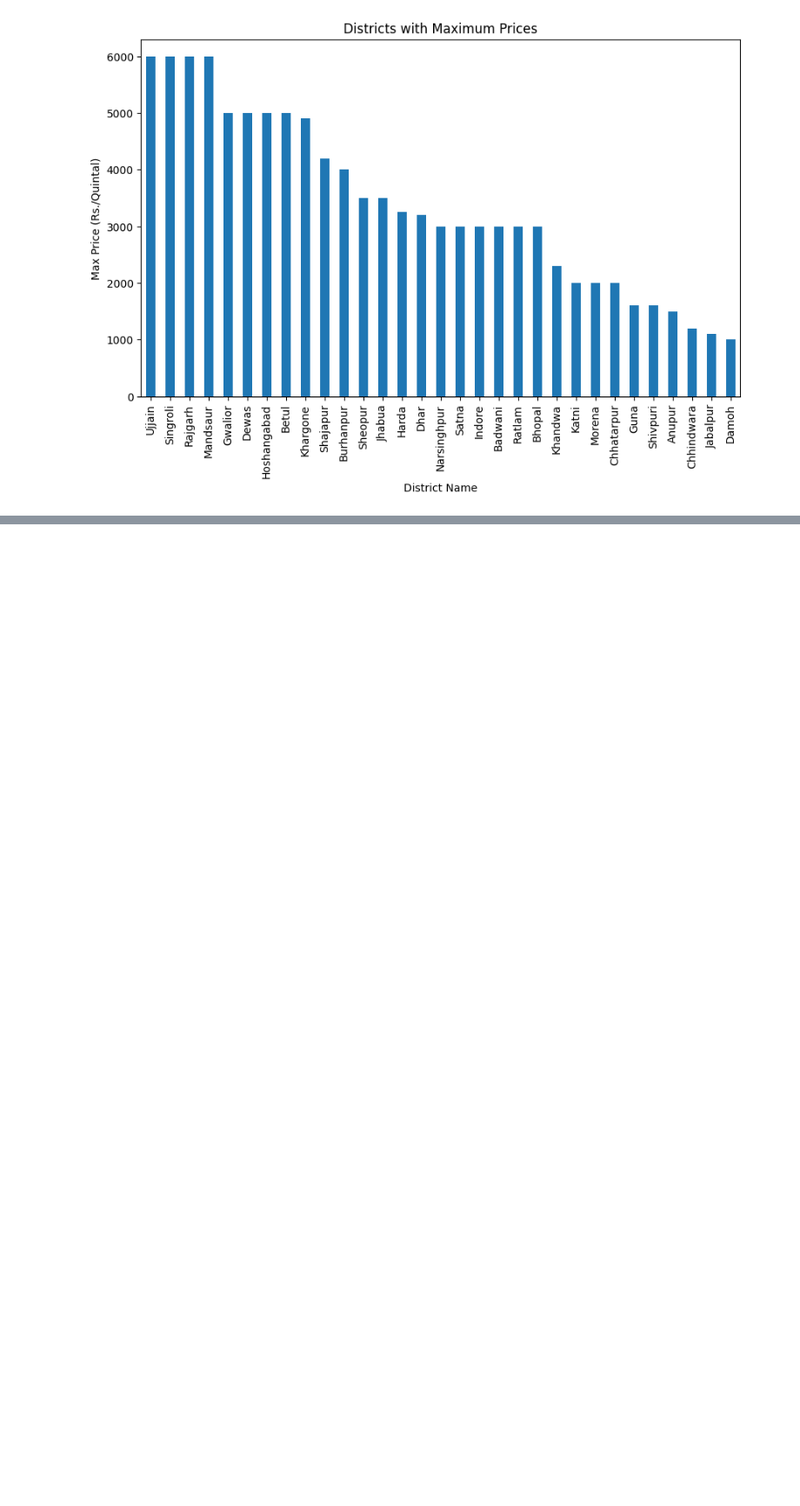
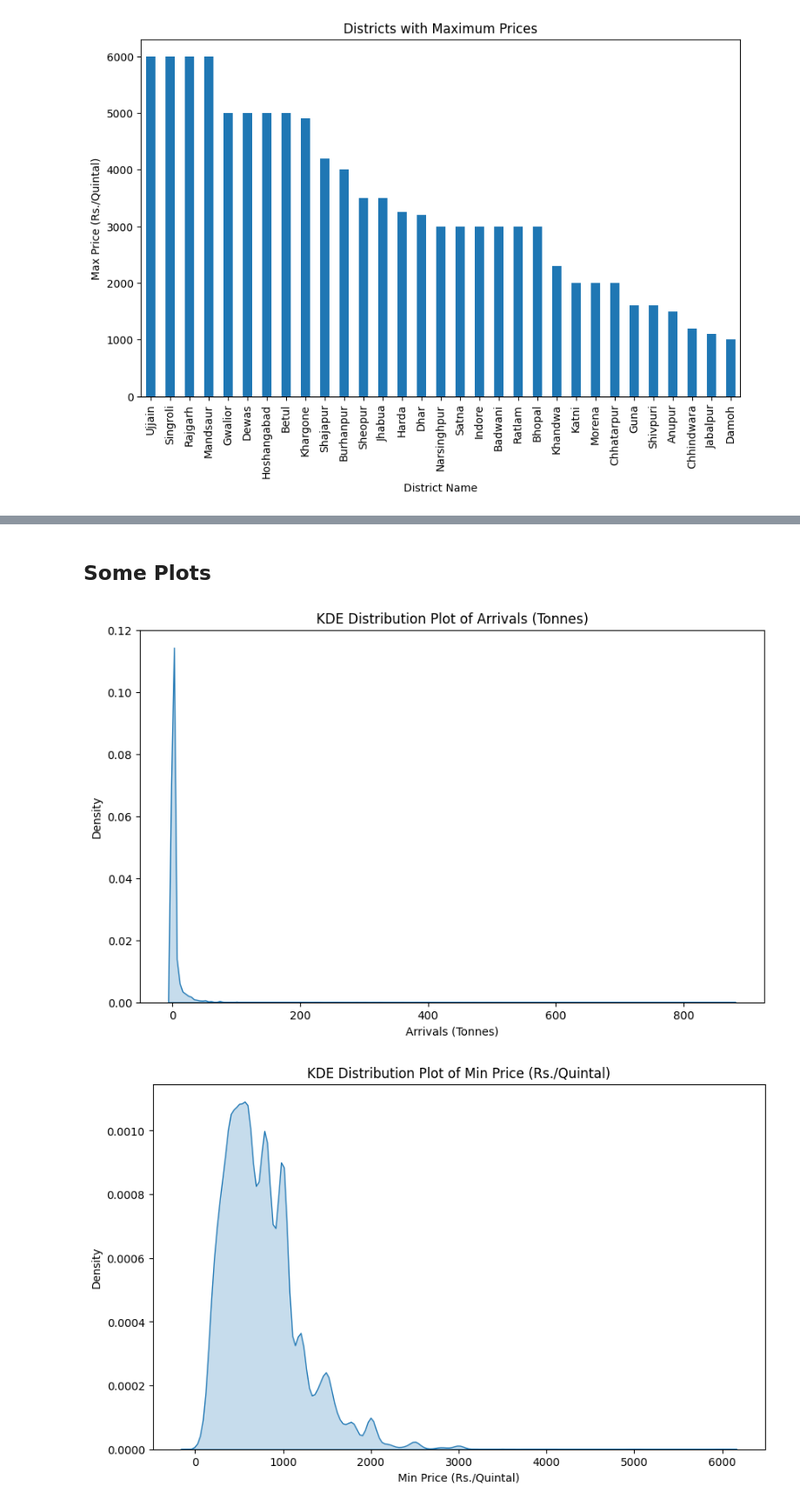
Before and after one commit to Abuthalib/AGRIMARK, a Jupyter notebook: Cabbage_Agmark_MP.ipynb, the cells around one changed output, grey strips where cells are left out. Shown at 87% size. Cells and saved outputs as stored; diff of their text form; code cells hidden in the pictures; blank space fills up the shorter version.

```diff
--- a/Cabbage_Agmark_MP.ipynb
+++ b/Cabbage_Agmark_MP.ipynb
@@ -407,0 +709,14 @@ plt.show()
+# %% [markdown]
+## Some Plots
+# %%
+# Plot KDE distribution for each numeric variable
+for col in num_col:
+    plt.figure(figsize=(10, 6))
+    sns.kdeplot(data=df[col], fill=True)
+    plt.title(f'KDE Distribution Plot of {col}')
+    plt.xlabel(col)
+    plt.ylabel('Density')
+    plt.show()
+# %% [output]
+[figure, added]
+[figure, added]
```
Also changed, not shown: parts of 21 cells of this notebook, 1 other file.
